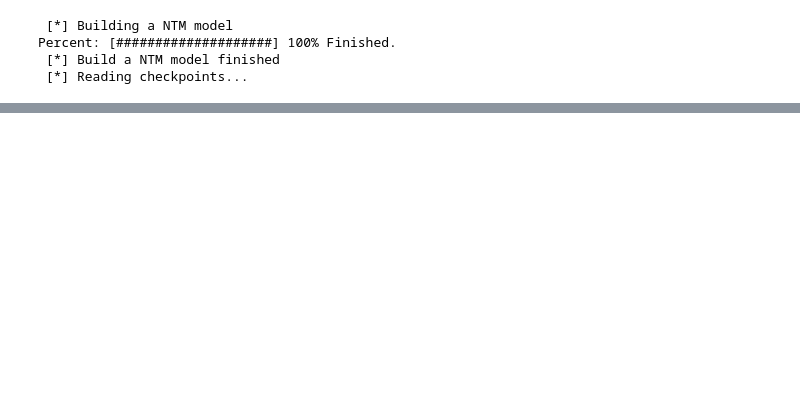
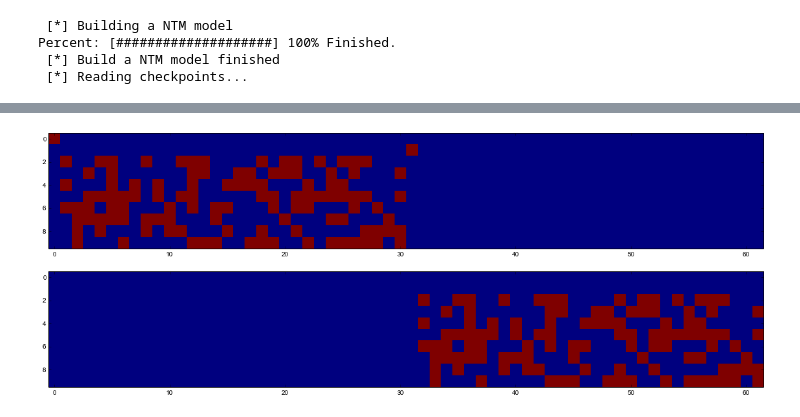
Before and after one commit to carpedm20/NTM-tensorflow, a Jupyter notebook: ipynb/NTM Test.ipynb, the cells around one changed output, grey strips where cells are left out. Drawn from its saved outputs; the diff is of its cells as text; code cells hidden in the pictures; blank space fills up the shorter version.

```diff
--- a/ipynb/NTM Test.ipynb
+++ b/ipynb/NTM Test.ipynb
@@ -107,0 +83,3 @@ Loss : 141.280701
+# %%
+plot(ntm, 30, sess)
+# %% [output]
@@ -107,0 +87 @@ Loss : 141.280701
+[figure, added]
```
Also changed, not shown: parts of 17 cells of this notebook, 17 other files.
